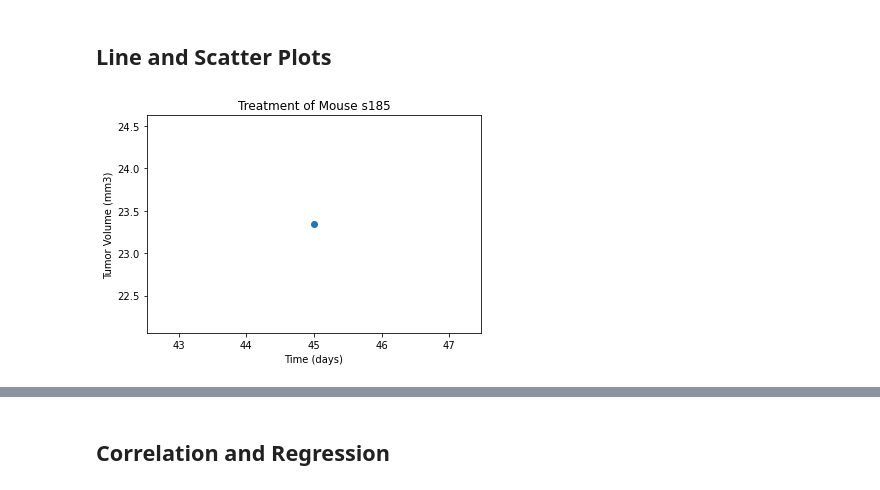
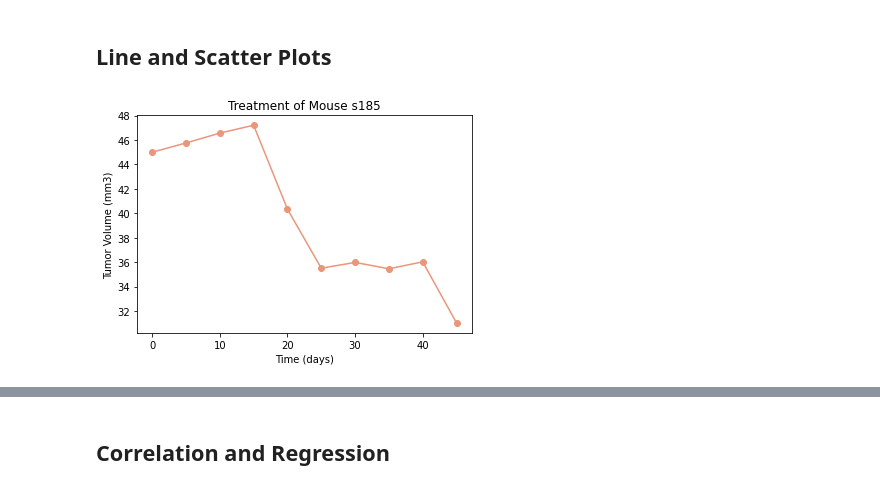
Before and after one commit to WilliamDHughes/SMU_Bootcamp_Repo, a Jupyter notebook: 05-Matplotlib/Instructions/Pymaceuticals/pymaceuticals_WillH_submission.ipynb, the cells around one changed output, grey strips where cells are left out. Drawn from its saved outputs; the diff is of its cells as text; code cells hidden in the pictures.

```diff
--- a/05-Matplotlib/Instructions/Pymaceuticals/pymaceuticals_WillH_submission.ipynb
+++ b/05-Matplotlib/Instructions/Pymaceuticals/pymaceuticals_WillH_submission.ipynb
@@ -316,15 +315,15 @@ tumor_vol = []
 ## Line and Scatter Plots
 # %%
 # Generate a line plot of tumor volume vs. time point for a mouse treated with Capomulin
-mouse = df4.loc[df4['mouse_id'] == 's185']
+mouse = clean_df.loc[clean_df['mouse_id'] == 'u364']
 
-plt.plot(mouse['Timepoint'], mouse['tumor_volume'], marker = 'o')
+plt.plot(mouse['Timepoint'], mouse['tumor_volume'], marker = 'o', color='darksalmon')
 plt.xlabel("Time (days)")
 plt.ylabel("Tumor Volume (mm3)")
 plt.title("Treatment of Mouse s185")
 
 plt.show()
 # %% [output]
-[figure, old version]
+[figure, new version]
 # %%
 # Generate a scatter plot of average tumor volume vs. mouse weight for the Capomulin regimen
```
Also changed, not shown: parts of 13 cells of this notebook.
